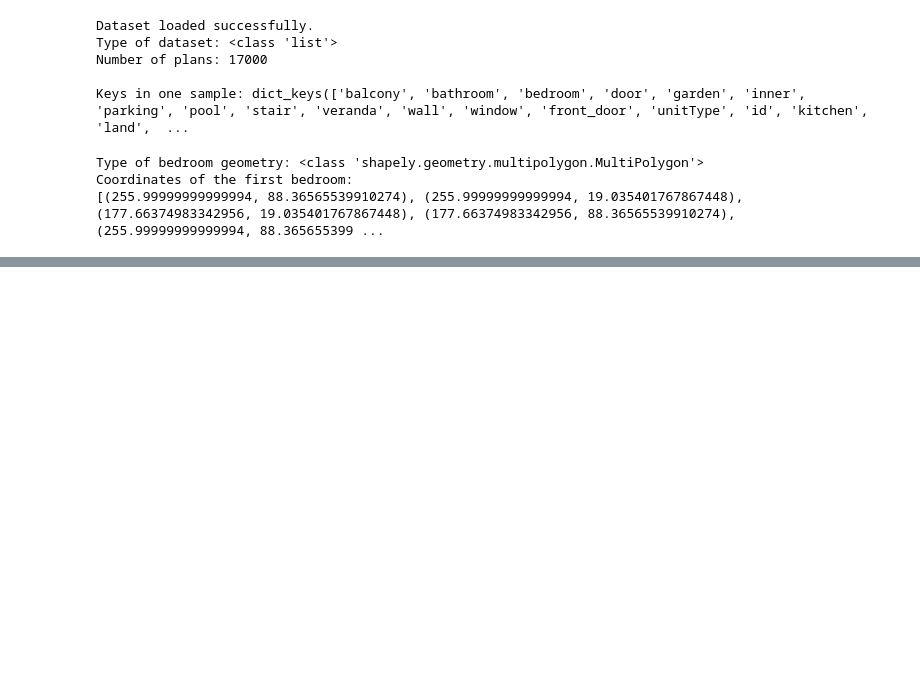
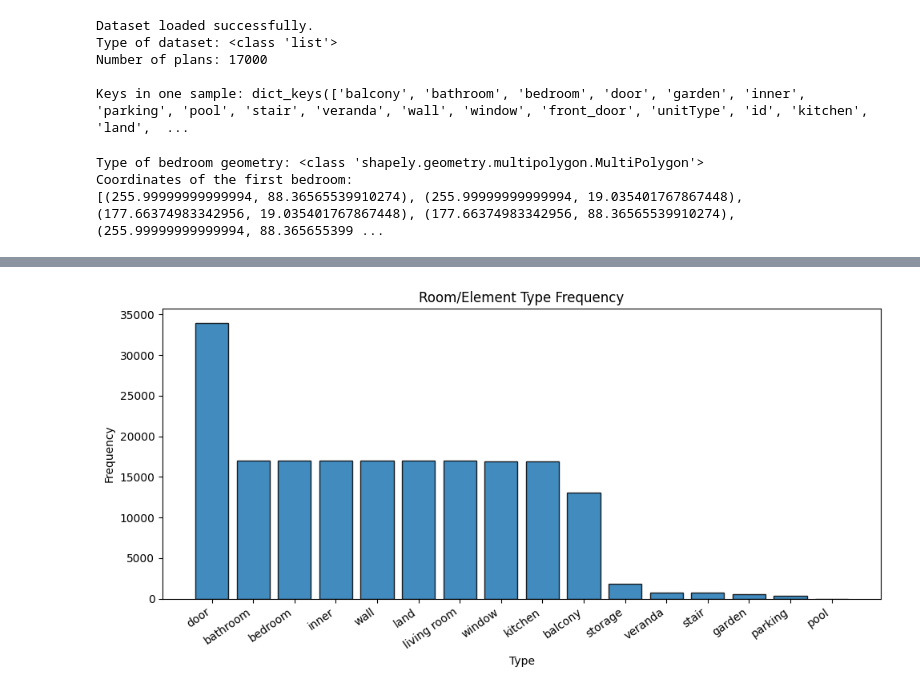
Before and after one commit to Rexalguy/AI-Architectural-project, a Jupyter notebook: data_preprocessing.ipynb, the cells around one changed output, grey strips where cells are left out. Cells and saved outputs as stored; diff of their text form; code cells hidden in the pictures; blank space fills up the shorter version.

Commit message:
data preprocessing and visualization

```diff
--- a/data_preprocessing.ipynb
+++ b/data_preprocessing.ipynb
@@ -210,0 +370,15 @@ ModuleNotFoundError: No module named 'torch_geometric'
+# %%
+# 1) Room frequency: frequency of each room/element type
+
+freq_series = metrics_df["room_type"].value_counts().sort_values(ascending=False)
+
+plt.figure(figsize=(10, 5))
+plt.bar(freq_series.index, freq_series.values, edgecolor="black", alpha=0.85)
+plt.title("Room/Element Type Frequency")
+plt.xlabel("Type")
+plt.ylabel("Frequency")
+plt.xticks(rotation=35, ha="right")
+plt.tight_layout()
+plt.show()
+# %% [output]
+[figure, added]
```
Also changed, not shown: parts of 12 cells of this notebook.
